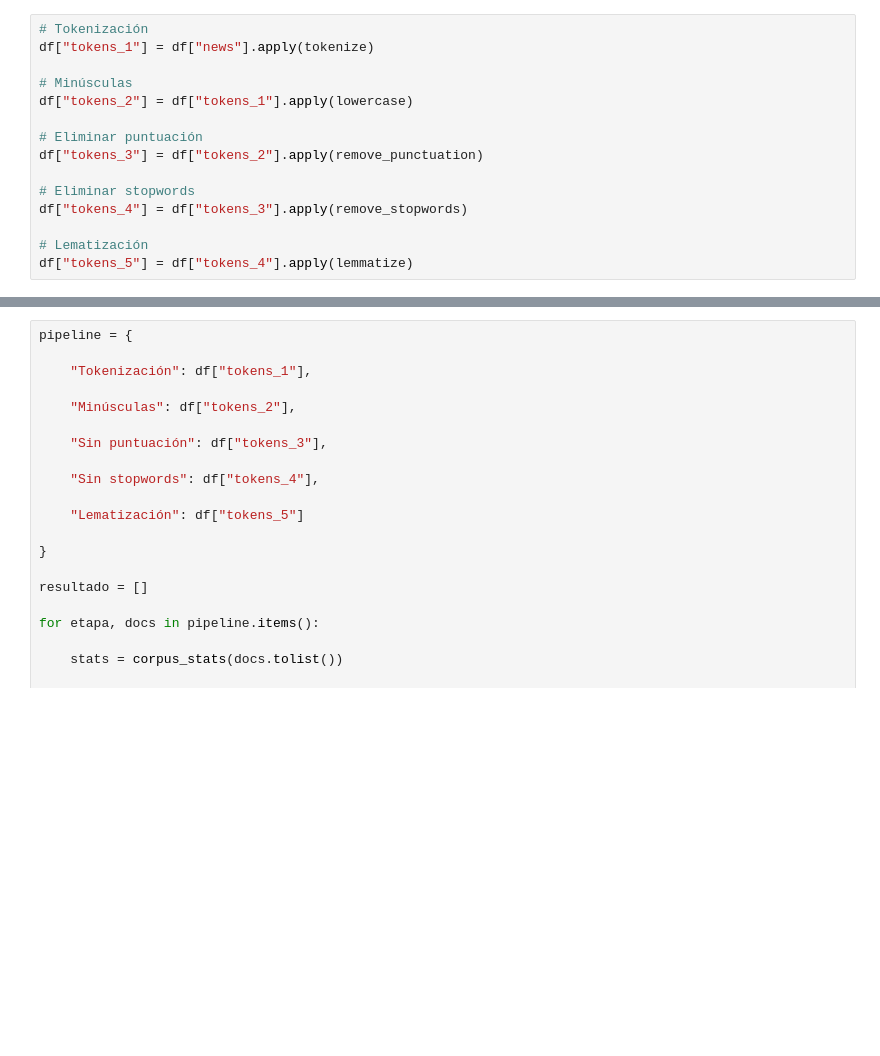
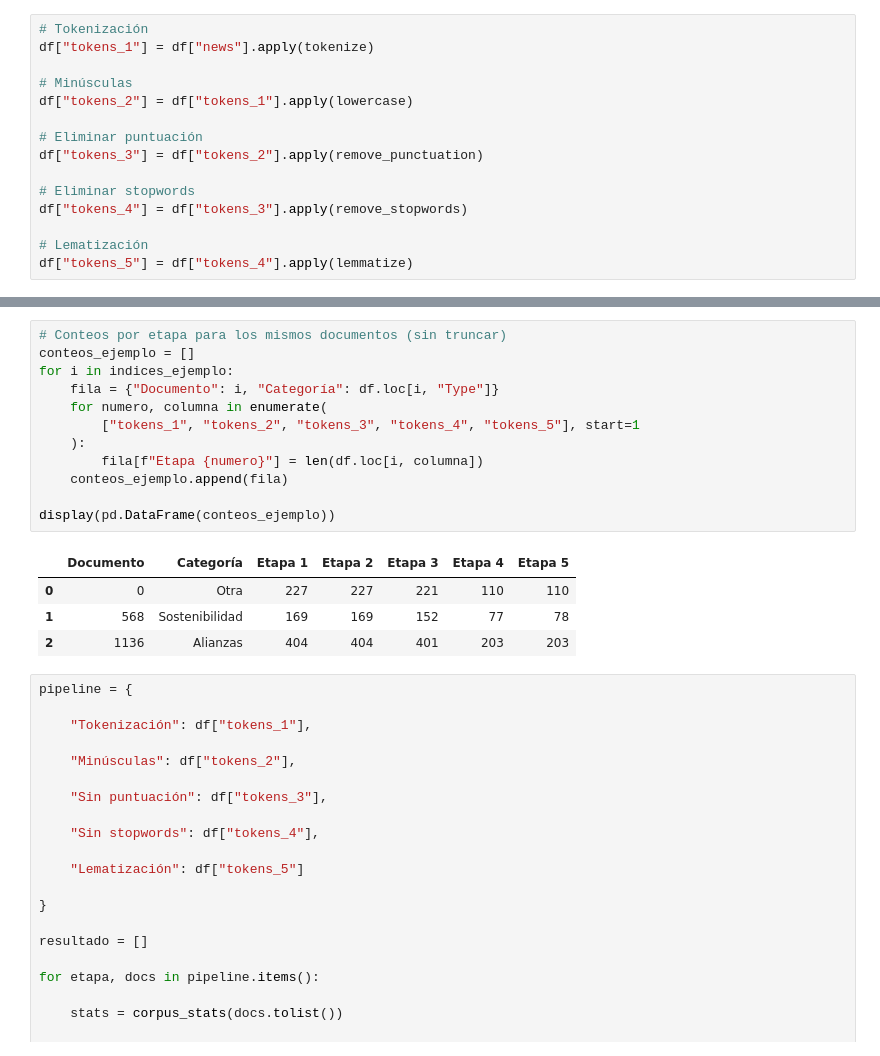
Before and after one commit to gian236/nlplab1, a Jupyter notebook: lab1.ipynb, the cells around one changed output, grey strips where cells are left out. Cells and saved outputs as stored; diff of their text form; blank space fills up the shorter version.

```diff
--- a/lab1.ipynb
+++ b/lab1.ipynb
@@ -211,3 +226,20 @@ df["tokens_5"] = df["tokens_4"].apply(lemmatize)
+# %%
+# Conteos por etapa para los mismos documentos (sin truncar)
+conteos_ejemplo = []
+for i in indices_ejemplo:
+    fila = {"Documento": i, "Categoría": df.loc[i, "Type"]}
+    for numero, columna in enumerate(
+        ["tokens_1", "tokens_2", "tokens_3", "tokens_4", "tokens_5"], start=1
+    ):
+        fila[f"Etapa {numero}"] = len(df.loc[i, columna])
+    conteos_ejemplo.append(fila)
+
+display(pd.DataFrame(conteos_ejemplo))
+# %% [output]
+|  | Documento | Categoría | Etapa 1 | Etapa 2 | Etapa 3 | Etapa 4 | Etapa 5 |
+| 0 | 0 | Otra | 227 | 227 | 221 | 110 | 110 |
+| 1 | 568 | Sostenibilidad | 169 | 169 | 152 | 77 | 78 |
+| 2 | 1136 | Alianzas | 404 | 404 | 401 | 203 | 203 |
 # %%
 pipeline = {
 
```
Also changed, not shown: parts of 10 cells of this notebook.
